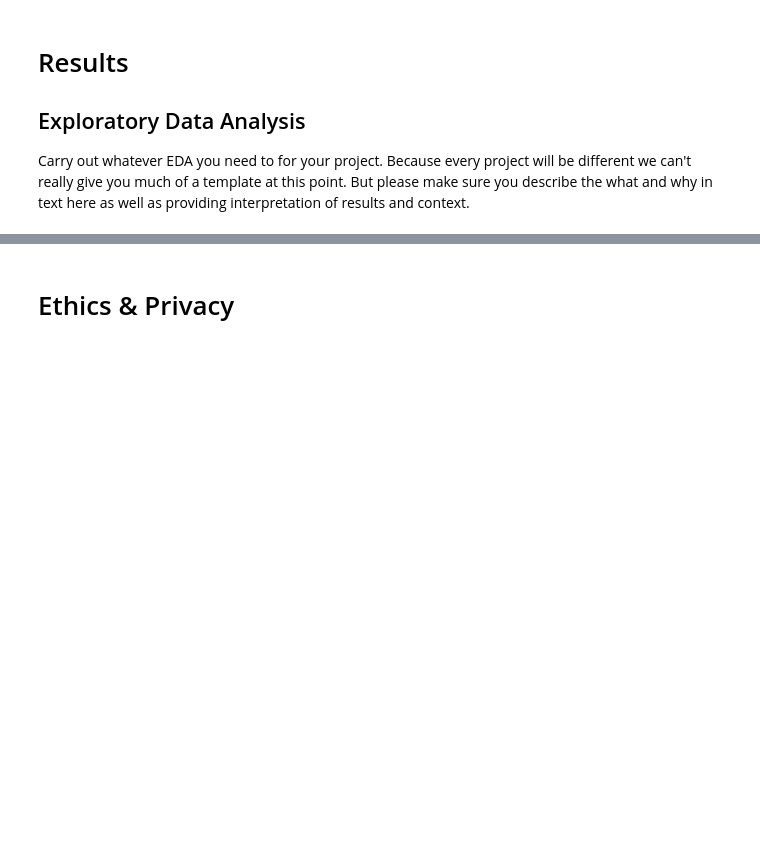
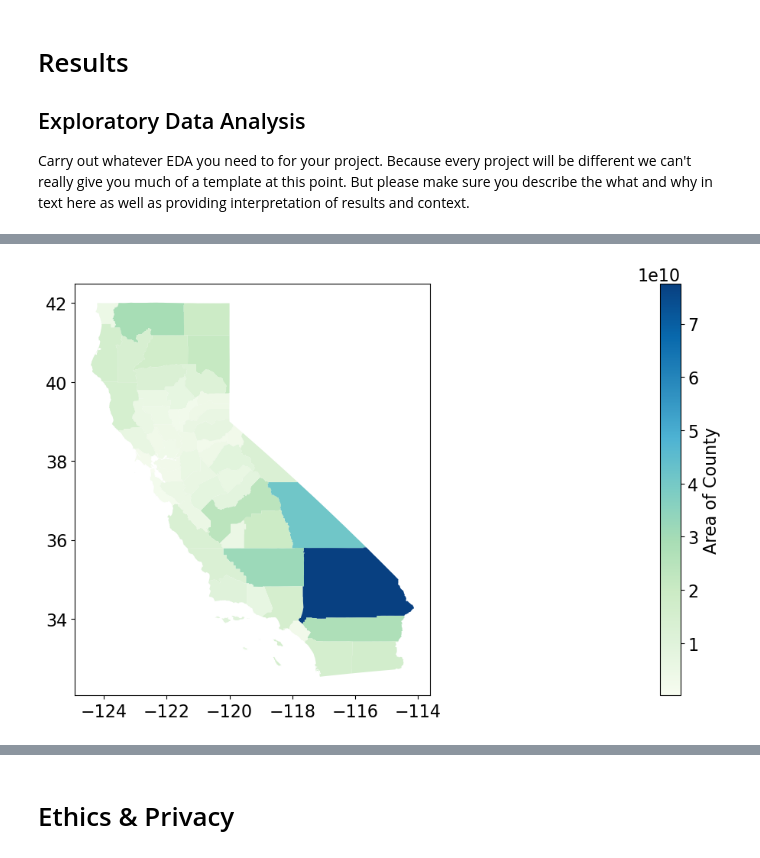
Before and after one commit to KaitlynChou/COGS-108-Project, a Jupyter notebook: EDACheckpoint_Group057_WI24.ipynb, the cells around one changed output, grey strips where cells are left out. Drawn from its saved outputs; the diff is of its cells as text; code cells hidden in the pictures; blank space fills up the shorter version.

Commit message:
Choropleth map exploration

```diff
--- a/EDACheckpoint_Group057_WI24.ipynb
+++ b/EDACheckpoint_Group057_WI24.ipynb
@@ -470,0 +410,13 @@ plt.show()
+# %%
+#import geopandas and other necessary choropleth map stuff
+import geopandas as gpd
+import seaborn as sns
+import matplotlib.pyplot as plt
+plt.rcParams['figure.figsize'] = (17, 5)
+plt.rcParams.update({'font.size': 16})
+from mpl_toolkits.axes_grid1 import make_axes_locatable
+
+#read in geoJSON file, remove unnecessary columns (not sure if we need OBJECTID or AdminRegion though)
+ca_counties_FIPS = gpd.read_file('https://gis-calema.opendata.arcgis.com/datasets/59d92c1bf84a438d83f78465dce02c61_0.geojson?outSR=%7B%22latestWkid%22%3A3857%2C%22wkid%22%3A102100%7D')
+ca_counties_FIPS = ca_counties_FIPS[['OBJECTID', 'CountyName', 'AdminRegion', 'County_FIPS_ID', 'Shape__Area', 'geometry']]
+ca_counties_FIPS.head()
@@ -470,0 +430,7 @@ plt.show()
+# %%
+#testing geopandas plot with the area of each county
+fig, ax = plt.subplots(1, 1, figsize=(17, 7))
+divider = make_axes_locatable(ax)
+ca_counties_FIPS.plot(column='Shape__Area', ax=ax, cmap='GnBu', legend=True, legend_kwds={"label": "Area of County", "orientation": "vertical"});
+# %% [output]
+[figure, added]
```
Also changed, not shown: parts of 32 cells of this notebook.
